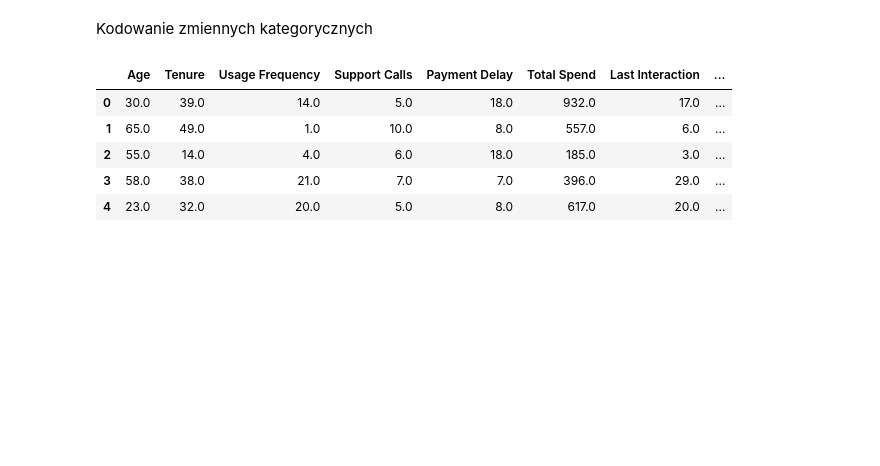
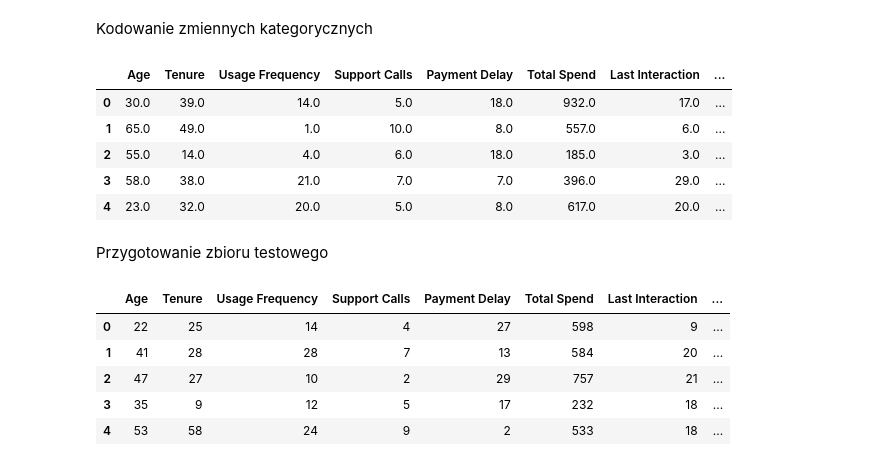
Before and after one commit to weronix123/customer-churn, a Jupyter notebook: churn_projekt.ipynb, the cells around one changed output. Saved outputs shown, nothing was run; the diff lists cells and outputs as text; code cells hidden in the pictures; blank space fills up the shorter version.

Commit message:
przygotowanie danych testowych

```diff
--- a/churn_projekt.ipynb
+++ b/churn_projekt.ipynb
@@ -231,3 +232,17 @@ y = df['Churn']
 X_train, X_val, y_train, y_val = train_test_split(
     X, y, test_size=0.2, random_state=42, stratify=y
 )
+# %% [markdown]
+Przygotowanie zbioru testowego
+# %%
+df_test = df_test.dropna()
+df_test = df_test.drop(columns=['CustomerID'])
+df_test = pd.get_dummies(df_test, columns=['Gender', 'Subscription Type', 'Contract Length'], drop_first=True)
+df_test.head()
+# %% [output]
+|  | Age | Tenure | Usage Frequency | Support Calls | Payment Delay | Total Spend | Last Interaction | ... |
+| 0 | 22 | 25 | 14 | 4 | 27 | 598 | 9 | ... |
+| 1 | 41 | 28 | 28 | 7 | 13 | 584 | 20 | ... |
+| 2 | 47 | 27 | 10 | 2 | 29 | 757 | 21 | ... |
+| 3 | 35 | 9 | 12 | 5 | 17 | 232 | 18 | ... |
+| 4 | 53 | 58 | 24 | 9 | 2 | 533 | 18 | ... |
```
Also changed, not shown: parts of 4 cells of this notebook.
